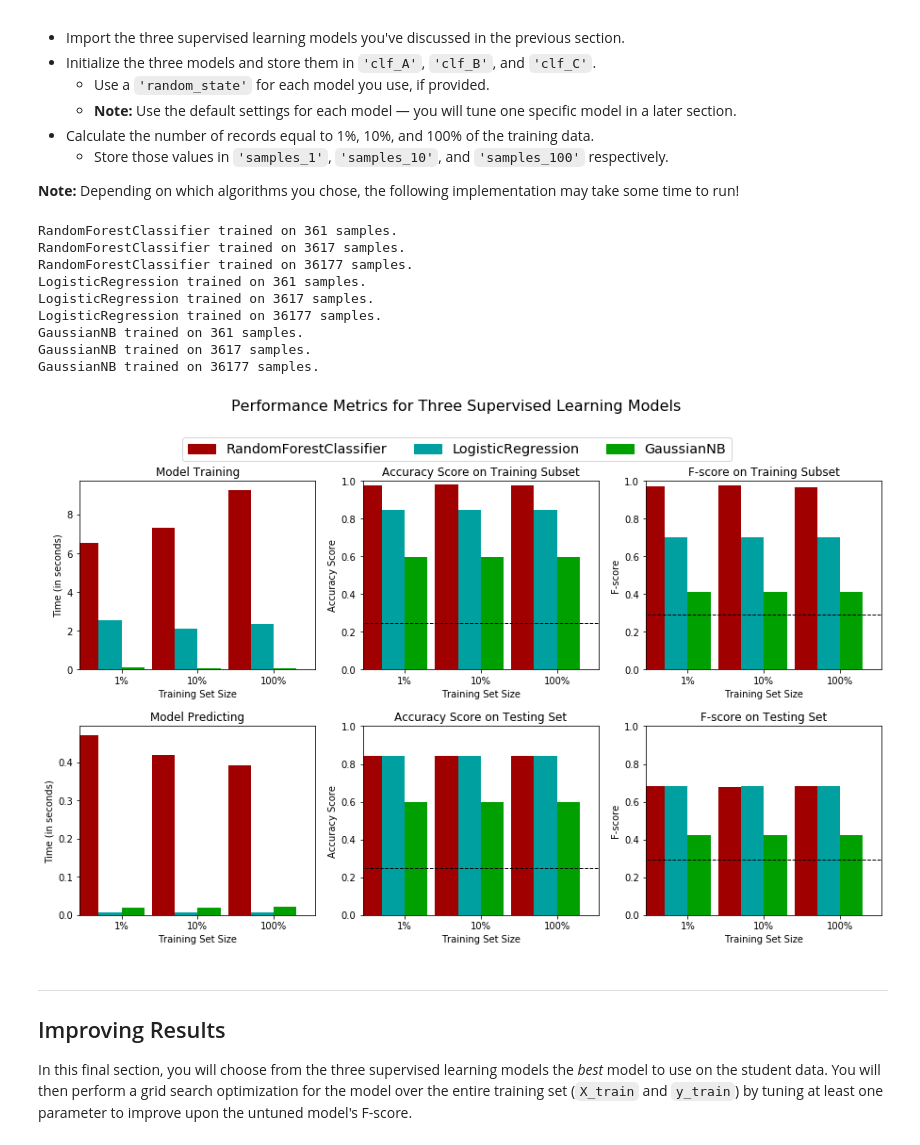
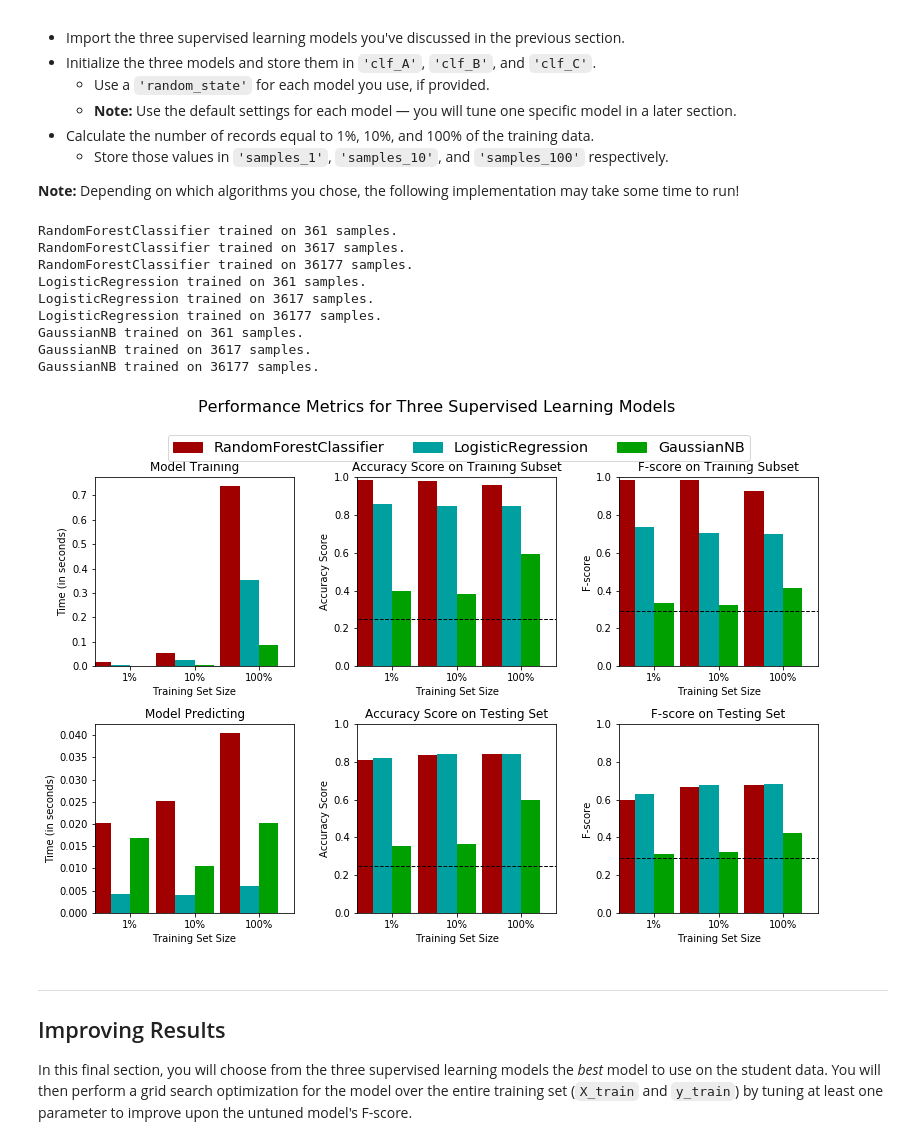
Before and after one commit to itahir-autonom/DSND_Term1-master, a Jupyter notebook: projects/p1_charityml/finding_donors.ipynb, the cells around one changed output. Cells and saved outputs as stored; diff of their text form; code cells hidden in the pictures.

```diff
--- a/projects/p1_charityml/finding_donors.ipynb
+++ b/projects/p1_charityml/finding_donors.ipynb
@@ -364,7 +372,7 @@ def train_predict(learner, sample_size, X_train, y_train, X_test, y_test):
 
     # TODO: Fit the learner to the training data using slicing with 'sample_size' using .fit(training_features[:], training_labels[:])
     start = time() # Get start time
-    learner = learner.fit(X_train,y_train)
+    learner = learner.fit(X_train[:sample_size],y_train[:sample_size])
     end = time() # Get end time
 
     # TODO: Calculate the training time
@@ -415,41 +423,41 @@ from sklearn.linear_model import LogisticRegression
 from sklearn.naive_bayes import GaussianNB
 
 # TODO: Initialize the three models
-clf_A = RandomForestClassifier()
-clf_B = LogisticRegression(max_iter=1000) # had to limit max iterations since got an error total number of iterations reached limit
+clf_A = RandomForestClassifier(random_state=48)
+clf_B = LogisticRegression(random_state=48) # had to limit max iterations since got an error total number of iterations reached limit
 clf_C = GaussianNB()
 
 
 # TODO: Calculate the number of samples for 1%, 10%, and 100% of the training data
 # HINT: samples_100 is the entire training set i.e. len(y_train)
 # HINT: samples_10 is 10% of samples_100 (ensure to set the count of the values to be `int` and not `float`)
 # HINT: samples_1 is 1% of samples_100 (ensure to set the count of the values to be `int` and not `float`)
 samples_100 = len(y_train)
 samples_10 = int(len(y_train)*0.1)
 samples_1 = int(len(y_train)*0.01)
 
 # Collect results on the learners
 results = {}
 for clf in [clf_A, clf_B, clf_C]:
     clf_name = clf.__class__.__name__
     results[clf_name] = {}
     for i, samples in enumerate([samples_1, samples_10, samples_100]):
         results[clf_name][i] = \
         train_predict(clf, samples, X_train, y_train, X_test, y_test)
 
 # Run metrics visualization for the three supervised learning models chosen
 vs.evaluate(results, accuracy, fscore)
 # %% [output]
 RandomForestClassifier trained on 361 samples.
 RandomForestClassifier trained on 3617 samples.
 RandomForestClassifier trained on 36177 samples.
 LogisticRegression trained on 361 samples.
 LogisticRegression trained on 3617 samples.
 LogisticRegression trained on 36177 samples.
 GaussianNB trained on 361 samples.
 GaussianNB trained on 3617 samples.
 GaussianNB trained on 36177 samples.
-[figure, old version]
+[figure, new version]
 # %% [markdown]
 ----
 ## Improving Results
```
Also changed, not shown: parts of 13 cells of this notebook, 1 other file.
